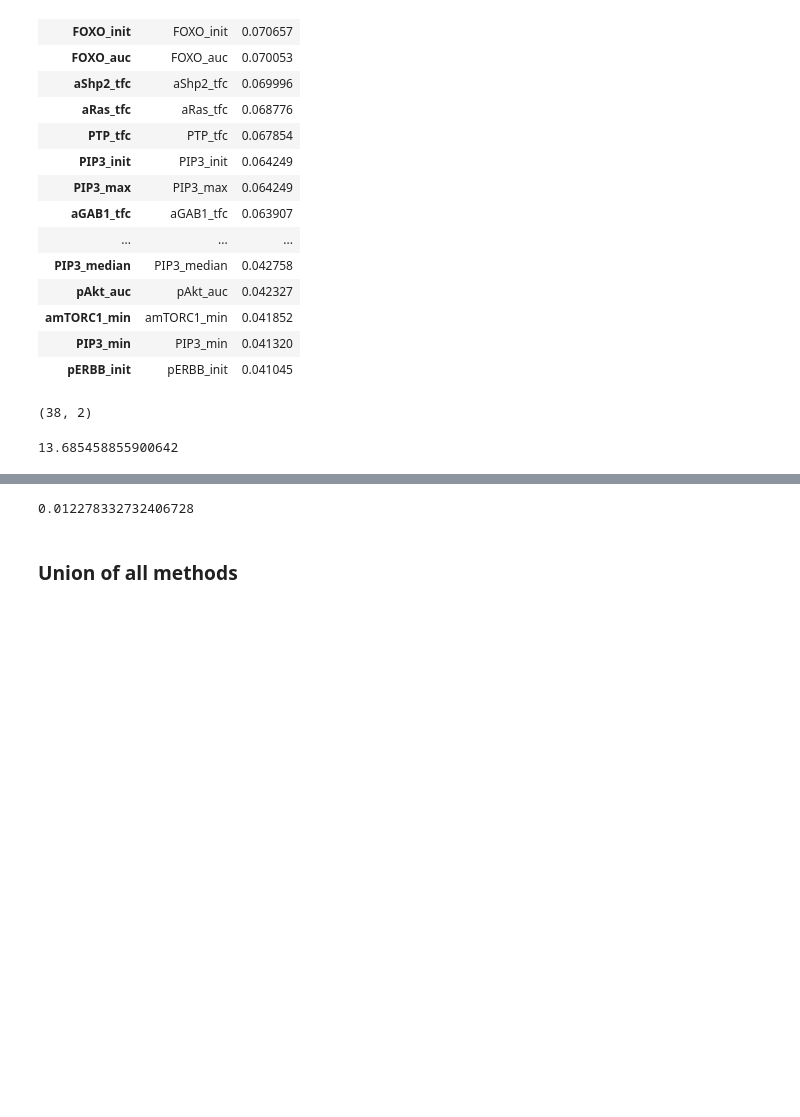
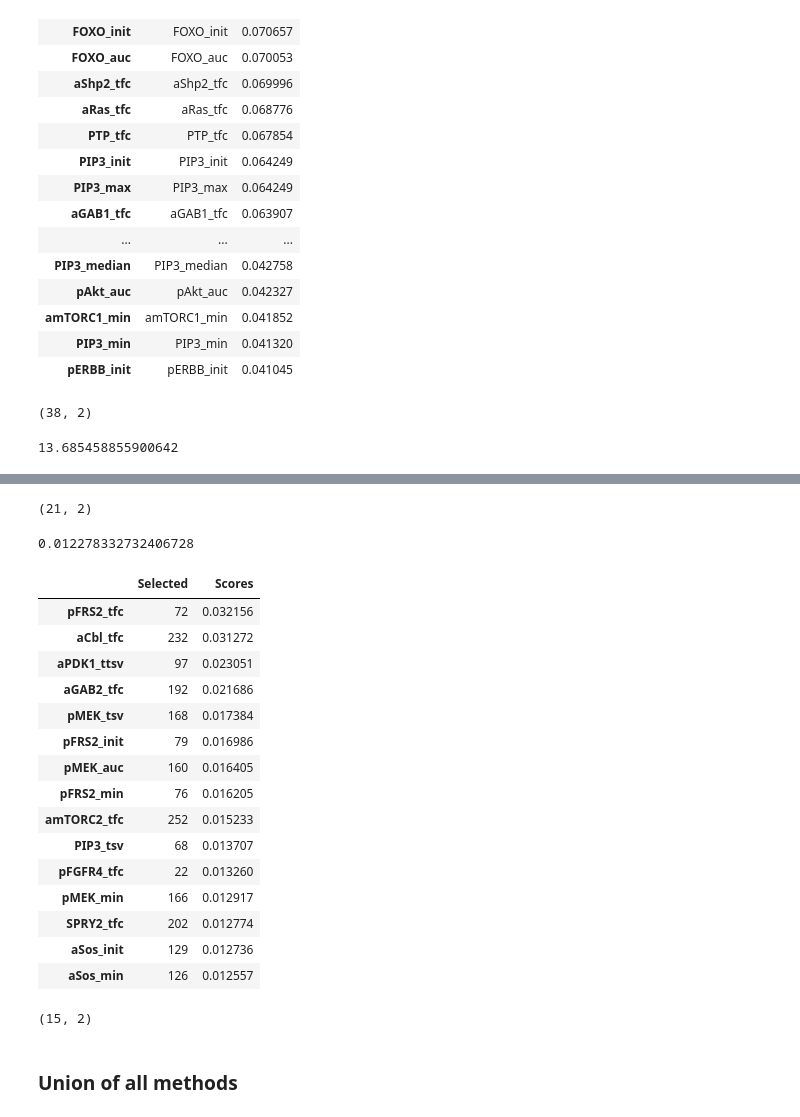
Before and after one commit to AnEvilBurrito/ode-biomarker-project, a Jupyter notebook: project-phdndf/AN07_feature selection.ipynb, the cells around one changed output, grey strips where cells are left out. Drawn from its saved outputs; the diff is of its cells as text; code cells hidden in the pictures; blank space fills up the shorter version.

Commit message:
successful union of all methods AN07

```diff
--- a/project-phdndf/AN07_feature selection.ipynb
+++ b/project-phdndf/AN07_feature selection.ipynb
@@ -558,0 +772,4 @@ df_above_threshold
+# %%
+df_above_threshold.shape
+# %% [output]
+(21, 2)
@@ -564,3 +783,34 @@ thresholds.append(threshold)
 threshold
 # %% [output]
 0.012278332732406728
+# %%
+method = rf_select
+method_string = 'random_forest'
+method_kwargs = {'random_state': 42}
+
+selected, scores = method(feature_data, label_data, feature_size, **method_kwargs)
+df = build_dataframe(selected, scores, feature_data)
+# select features with scores above the threshold
+df_above_threshold = df[df['Scores'] > threshold]
+df_above_threshold
+# %% [output]
+|  | Selected | Scores |
+| pFRS2_tfc | 72 | 0.032156 |
+| aCbl_tfc | 232 | 0.031272 |
+| aPDK1_ttsv | 97 | 0.023051 |
+| aGAB2_tfc | 192 | 0.021686 |
+| pMEK_tsv | 168 | 0.017384 |
+| pFRS2_init | 79 | 0.016986 |
+| pMEK_auc | 160 | 0.016405 |
+| pFRS2_min | 76 | 0.016205 |
+| amTORC2_tfc | 252 | 0.015233 |
+| PIP3_tsv | 68 | 0.013707 |
+| pFGFR4_tfc | 22 | 0.013260 |
+| pMEK_min | 166 | 0.012917 |
+| SPRY2_tfc | 202 | 0.012774 |
+| aSos_init | 129 | 0.012736 |
+| aSos_min | 126 | 0.012557 |
+# %%
+df_above_threshold.shape
+# %% [output]
+(15, 2)
```
Also changed, not shown: parts of 15 cells of this notebook.
